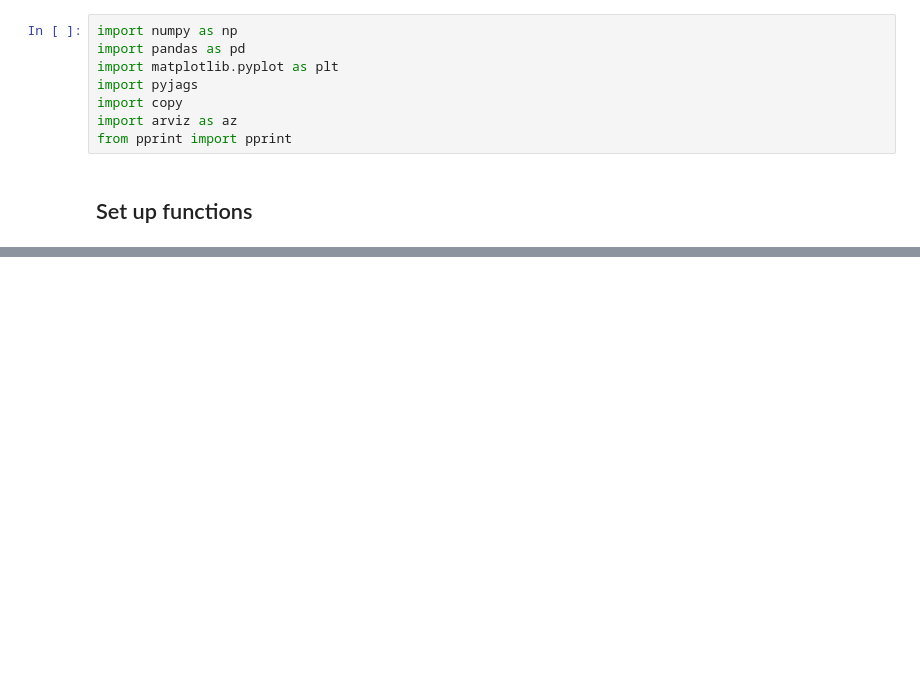
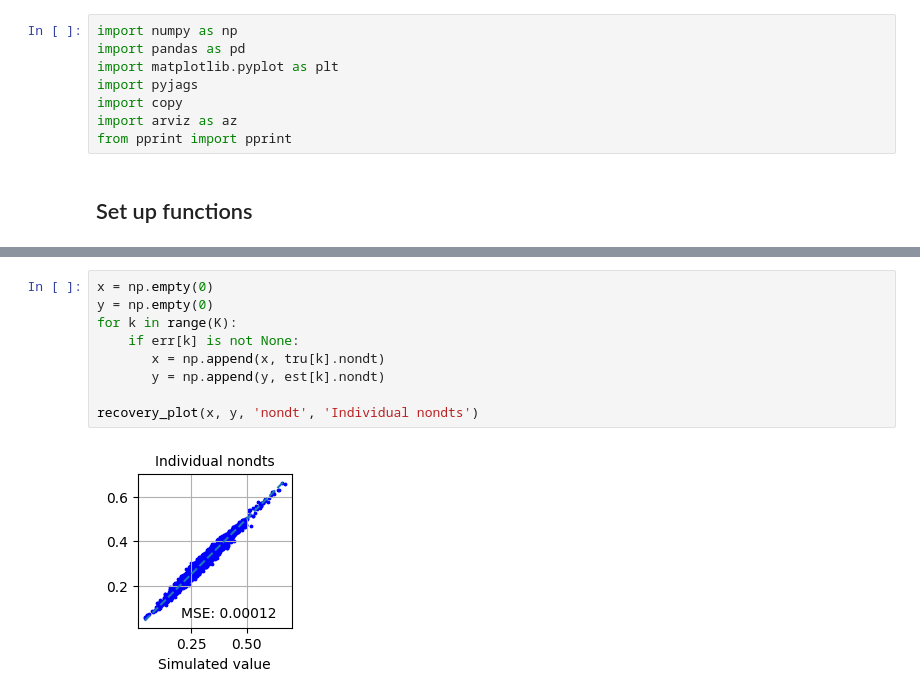
Before and after one commit to joachimvandekerckhove/ezbhddm, a Jupyter notebook: src/jags-ezbhddm.ipynb, the cells around one changed output, grey strips where cells are left out. Drawn from its saved outputs; the diff is of its cells as text; blank space fills up the shorter version.

```diff
--- a/src/jags-ezbhddm.ipynb
+++ b/src/jags-ezbhddm.ipynb
@@ -509,3 +556,14 @@ recovery_plot(x, y, 'bound', 'Group mean bound')
+# %%
+x = np.empty(0)
+y = np.empty(0)
+for k in range(K):
+    if err[k] is not None:
+       x = np.append(x, tru[k].nondt)
+       y = np.append(y, est[k].nondt)
+
+recovery_plot(x, y, 'nondt', 'Individual nondts')
+# %% [output]
+[figure, added]
 # %%
 x = np.empty(0)
 y = np.empty(0)
```
Also changed, not shown: parts of 12 cells of this notebook, 1 other file.
